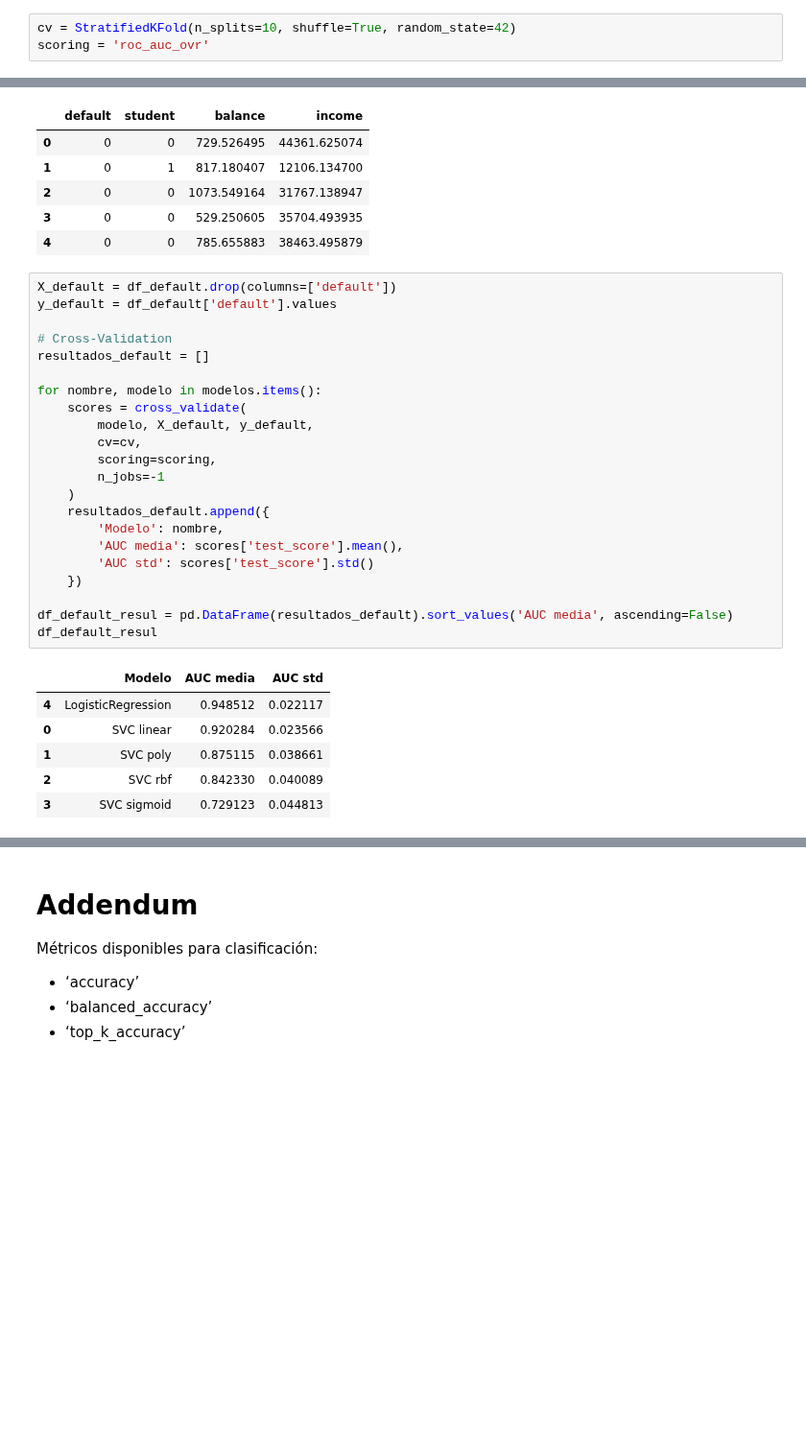
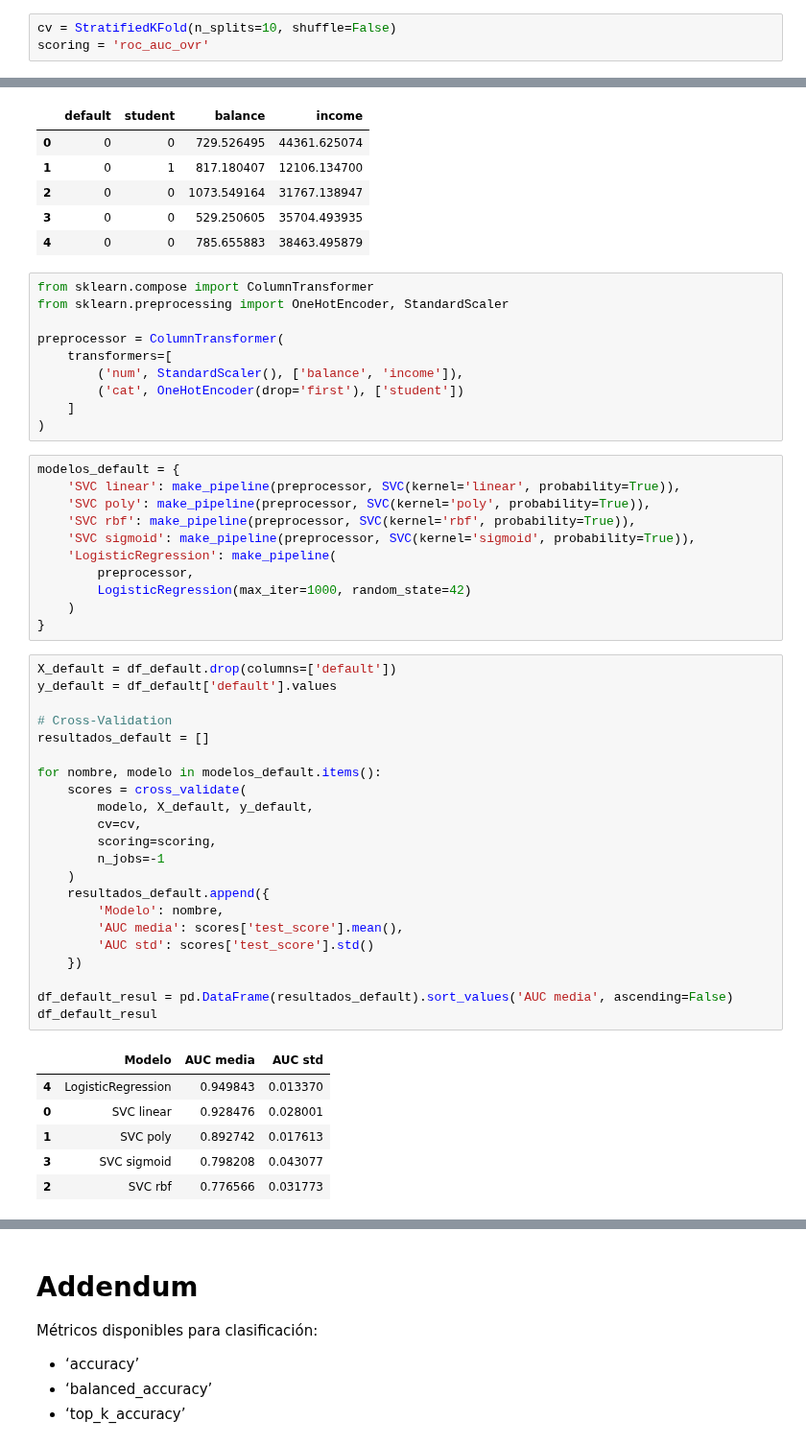
Before and after one commit to claudioemtz1357/LABORATORIO-DE-APRENDIZAJE-ESTAD-STICO, a Jupyter notebook: Lab - C2.ipynb, the cells around one changed output, grey strips where cells are left out. Shown at 96% size. Saved outputs shown, nothing was run; the diff lists cells and outputs as text; blank space fills up the shorter version.

```diff
--- a/Lab - C2.ipynb
+++ b/Lab - C2.ipynb
@@ -128,7 +128,7 @@ y = iris['species'].values
 # %% [markdown]
 ### Cross-Validation (K=10) y Scoring a utilizar
 # %%
-cv = StratifiedKFold(n_splits=10, shuffle=True, random_state=42)
+cv = StratifiedKFold(n_splits=10, shuffle=False)
 scoring = 'roc_auc_ovr'
 # %% [markdown]
 ### Pipelines
@@ -197,33 +195,54 @@ df_default.head()
 | 2 | 0 | 0 | 1073.549164 | 31767.138947 |
 | 3 | 0 | 0 | 529.250605 | 35704.493935 |
 | 4 | 0 | 0 | 785.655883 | 38463.495879 |
+# %%
+from sklearn.compose import ColumnTransformer
+from sklearn.preprocessing import OneHotEncoder, StandardScaler
+
+preprocessor = ColumnTransformer(
+    transformers=[
+        ('num', StandardScaler(), ['balance', 'income']),
+        ('cat', OneHotEncoder(drop='first'), ['student'])
+    ]
+)
+# %%
+modelos_default = {
+    'SVC linear': make_pipeline(preprocessor, SVC(kernel='linear', probability=True)),
+    'SVC poly': make_pipeline(preprocessor, SVC(kernel='poly', probability=True)),
+    'SVC rbf': make_pipeline(preprocessor, SVC(kernel='rbf', probability=True)),
+    'SVC sigmoid': make_pipeline(preprocessor, SVC(kernel='sigmoid', probability=True)),
+    'LogisticRegression': make_pipeline(
+        preprocessor,
+        LogisticRegression(max_iter=1000, random_state=42)
+    )
+}
 # %%
 X_default = df_default.drop(columns=['default'])
 y_default = df_default['default'].values
 
 # Cross-Validation
 resultados_default = []
 
-for nombre, modelo in modelos.items():
+for nombre, modelo in modelos_default.items():
     scores = cross_validate(
         modelo, X_default, y_default,
         cv=cv,
         scoring=scoring,
         n_jobs=-1
     )
     resultados_default.append({
         'Modelo': nombre,
         'AUC media': scores['test_score'].mean(),
         'AUC std': scores['test_score'].std()
     })
 
 df_default_resul = pd.DataFrame(resultados_default).sort_values('AUC media', ascending=False)
 df_default_resul
 # %% [output]
 |  | Modelo | AUC media | AUC std |
-| 4 | LogisticRegression | 0.948512 | 0.022117 |
-| 0 | SVC linear | 0.920284 | 0.023566 |
-| 1 | SVC poly | 0.875115 | 0.038661 |
-| 2 | SVC rbf | 0.842330 | 0.040089 |
-| 3 | SVC sigmoid | 0.729123 | 0.044813 |
+| 4 | LogisticRegression | 0.949843 | 0.013370 |
+| 0 | SVC linear | 0.928476 | 0.028001 |
+| 1 | SVC poly | 0.892742 | 0.017613 |
+| 3 | SVC sigmoid | 0.798208 | 0.043077 |
+| 2 | SVC rbf | 0.776566 | 0.031773 |
 # %% [markdown]
```
Also changed, not shown: parts of 4 cells of this notebook.
